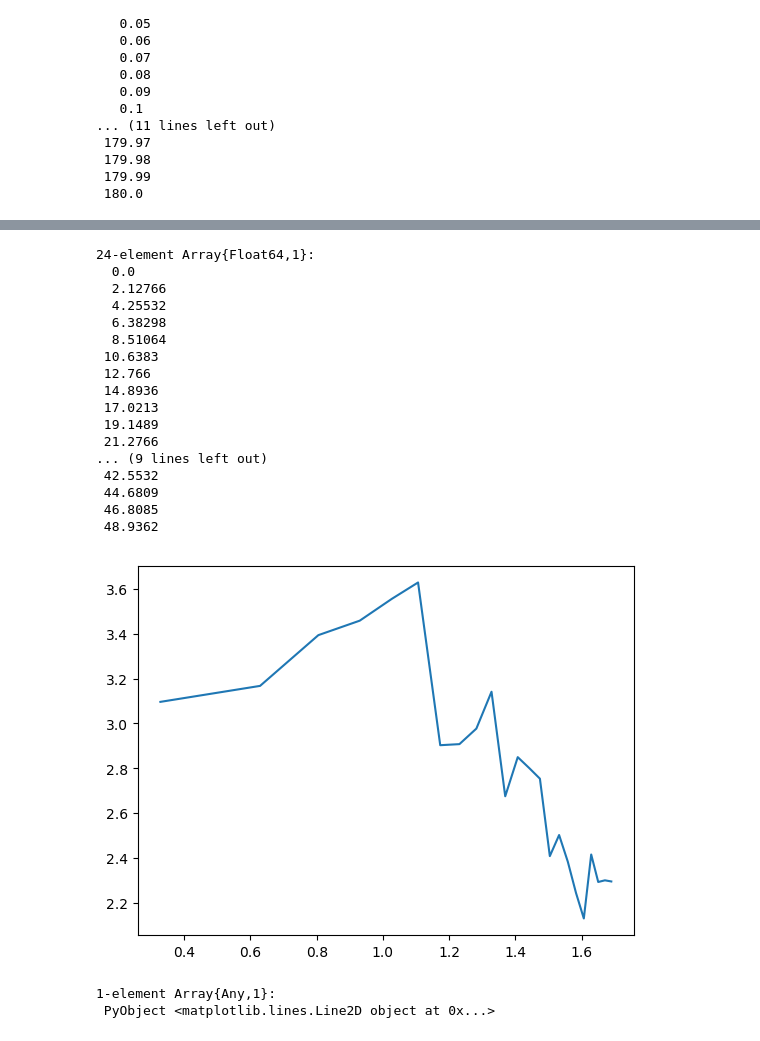
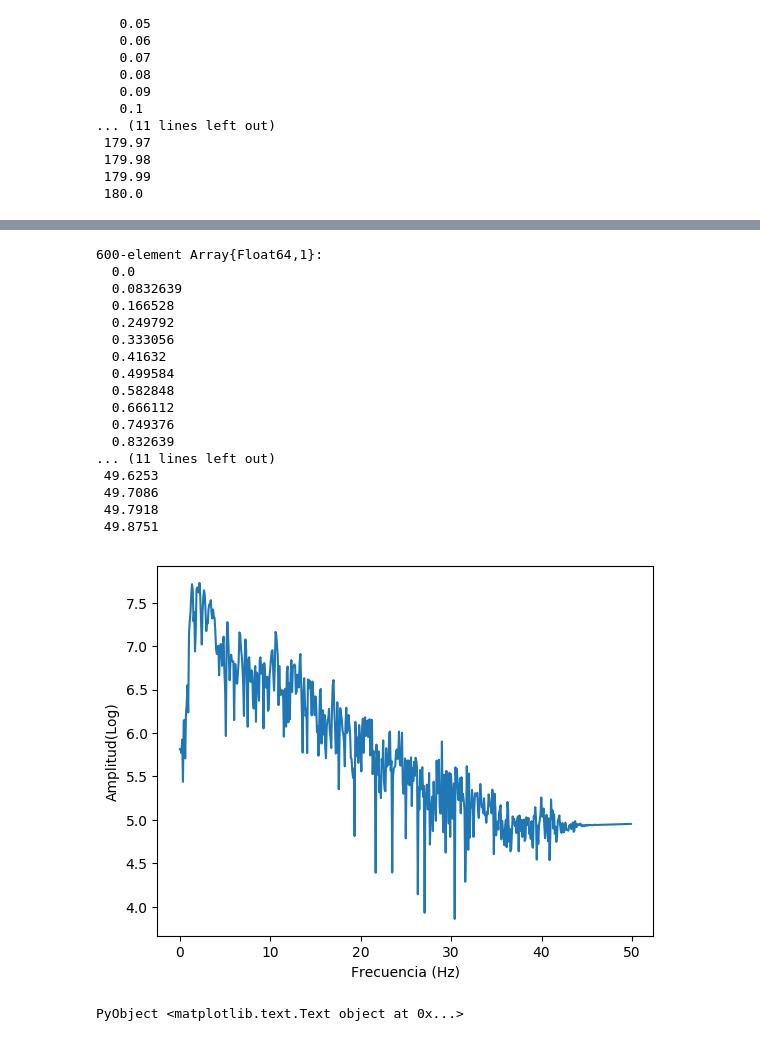
Before and after one commit to RadamesGutierrezZ/Verano, a Jupyter notebook: PrimerEvento.ipynb, the cells around one changed output, grey strips where cells are left out. Saved outputs shown, nothing was run; the diff lists cells and outputs as text; code cells hidden in the pictures.

```diff
--- a/PrimerEvento.ipynb
+++ b/PrimerEvento.ipynb
@@ -615,3 +624,3 @@ plot(log10(FxondaPN),abs(log10(ondaPN)))
 # %%
-ondaS2 = D1N[24:70]
+ondaS2 = D1N[2800:4000]
 # %% [output]
@@ -655,3 +664,3 @@ Ftra6 = fft(ondaS2)
 # %%
-ondaSN = Ftra6[1:24]
+ondaSN = Ftra6[1:600]
 # %% [output]
@@ -675,26 +684,27 @@ ondaSN = Ftra6[1:24]
 # %%
-FxondaSN = collect(0:24-1)*(100/length(Ftra6))
+FxondaSN = collect(0:600-1)*(100/length(Ftra6))
 # %% [output]
-24-element Array{Float64,1}:
+600-element Array{Float64,1}:
   0.0
-  2.12766
-  4.25532
-  6.38298
-  8.51064
- 10.6383
- 12.766
- 14.8936
- 17.0213
- 19.1489
- 21.2766
-... (9 lines left out)
- 42.5532
- 44.6809
- 46.8085
- 48.9362
+  0.0832639
+  0.166528
+  0.249792
+  0.333056
+  0.41632
+  0.499584
+  0.582848
+  0.666112
+  0.749376
+  0.832639
+... (11 lines left out)
+ 49.6253
+ 49.7086
+ 49.7918
+ 49.8751
 # %%
-plot(log10(FxondaSN),abs(log10(ondaSN)))
+plot((FxondaSN),abs(log10(ondaSN)))
+ylabel("Amplitud(Log)")
+xlabel("Frecuencia (Hz)")
 # %% [output]
-[figure, old version]
+[figure, new version]
-1-element Array{Any,1}:
- PyObject <matplotlib.lines.Line2D object at 0x...>
+PyObject <matplotlib.text.Text object at 0x...>
```
Also changed, not shown: parts of 33 cells of this notebook.
